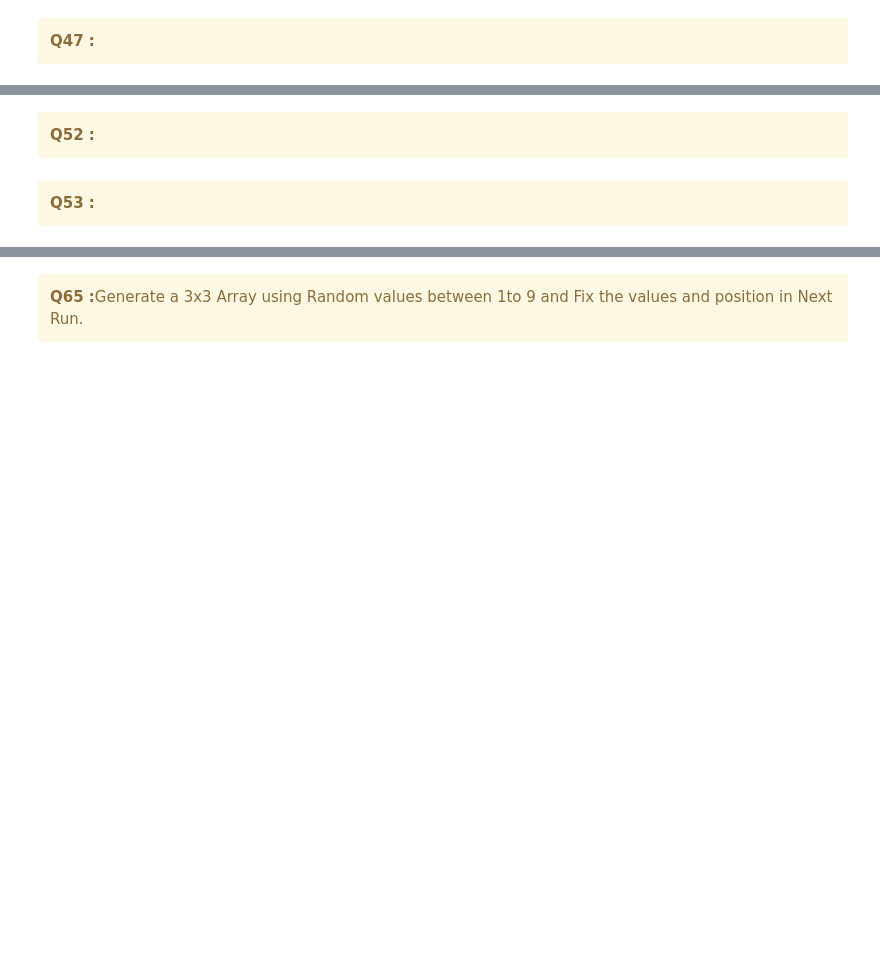
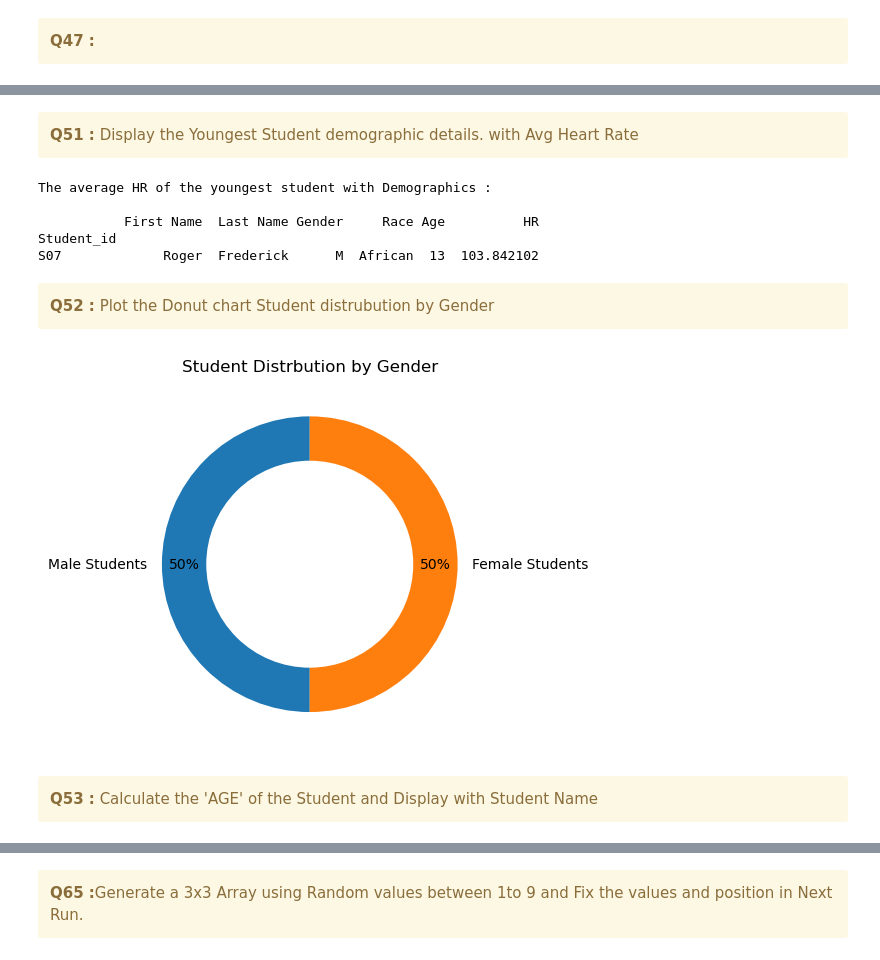
Before and after one commit to Neenu1990/Python_Hackathon_Team_8, a Jupyter notebook: Team8_PythonPioneers_Main80Questions.ipynb, the cells around one changed output, grey strips where cells are left out. Saved outputs shown, nothing was run; the diff lists cells and outputs as text; code cells hidden in the pictures; blank space fills up the shorter version.

```diff
--- a/Team8_PythonPioneers_Main80Questions.ipynb
+++ b/Team8_PythonPioneers_Main80Questions.ipynb
@@ -552,8 +882,80 @@ Student_id
+# %% [markdown]
+<div class="alert alert-block alert-warning">
+<b>Q51 :</b> Display the Youngest Student demographic details. with Avg Heart Rate
+</div>
+# %%
+#mid_term2_grades = df_Grades[['Student_id','Midterm 2']]
+heart_rate = df_HR[['Student_id','HR']]
+
+# Group by 'StudentID' and calculate the average 'HR' for each student
+average_hr_per_student = heart_rate.groupby('Student_id')['HR'].mean().reset_index()
+
+# Merge the two DataFrames on 'StudentID'
+merge_hr_demography = pd.merge(df_demography_age, average_hr_per_student, on='Student_id')
+
+
+# Sort the DataFrame by Age in ascending order
+sorted_age = merge_hr_demography.sort_values(by='Age', ascending=True).head(1)
+
+# Set a custom index
+sorted_age.set_index('Student_id', inplace=True)
+
+print("The average HR of the youngest student with Demographics :\n")
+print(sorted_age)
+# %% [output]
+The average HR of the youngest student with Demographics :
+
+           First Name  Last Name Gender     Race Age          HR
+Student_id
+S07             Roger  Frederick      M  African  13  103.842102
 # %% [markdown]
 <div class="alert alert-block alert-warning">
-<b>Q52 :</b>
+<b>Q52 :</b> Plot the Donut chart Student distrubution by Gender
 </div>
+# %%
+import matplotlib.pyplot as plt
+
+def female_percentage(students):
+    total_students = len(students)
+
+    # Count the number of Female students
+    female_students = students[students['Gender'] == 'F'].shape[0]
+
+    # Calculate the percentage
+    female_percentage = (female_students / total_students) * 100
+
+    return female_percentage
+
+percentageF = female_percentage(df_Demography)
+#print(f'The percentage of Female students is: {percentageF:.1f}%')
+
+
+def male_percentage(students):
+    total_students = len(students)
+
+    # Count the number of Male students
+    male_students = students[students['Gender'] == 'M'].shape[0]
+
+    # Calculate the percentage
+    male_percentage = (male_students / total_students) * 100
+
+    return male_percentage
+
+percentageM = male_percentage(df_Demography)
+#print(f'The percentage of Male students is: {percentageM:.1f}%')
+
+# Create a DataFrame with the counts for the chart
+df_chart = pd.DataFrame({'Male Students': percentageM, 'Female Students': percentageF}, index=[''])
+
+# Create a donut chart
+fig, ax = plt.subplots()
+ax.pie(df_chart.values.flatten(), labels=df_chart.columns, autopct='%1.0f%%', startangle=90, pctdistance=0.85)
+ax.add_artist(plt.Circle((0,0),0.70,fc='white'))
+plt.title('Student Distrbution by Gender')
+plt.show()
+# %% [output]
+[figure, added]
 # %% [markdown]
 <div class="alert alert-block alert-warning">
-<b>Q53 :</b>
+<b>Q53 :</b> Calculate the 'AGE' of the Student and Display with Student Name
 </div>
```
Also changed, not shown: parts of 40 cells of this notebook.
